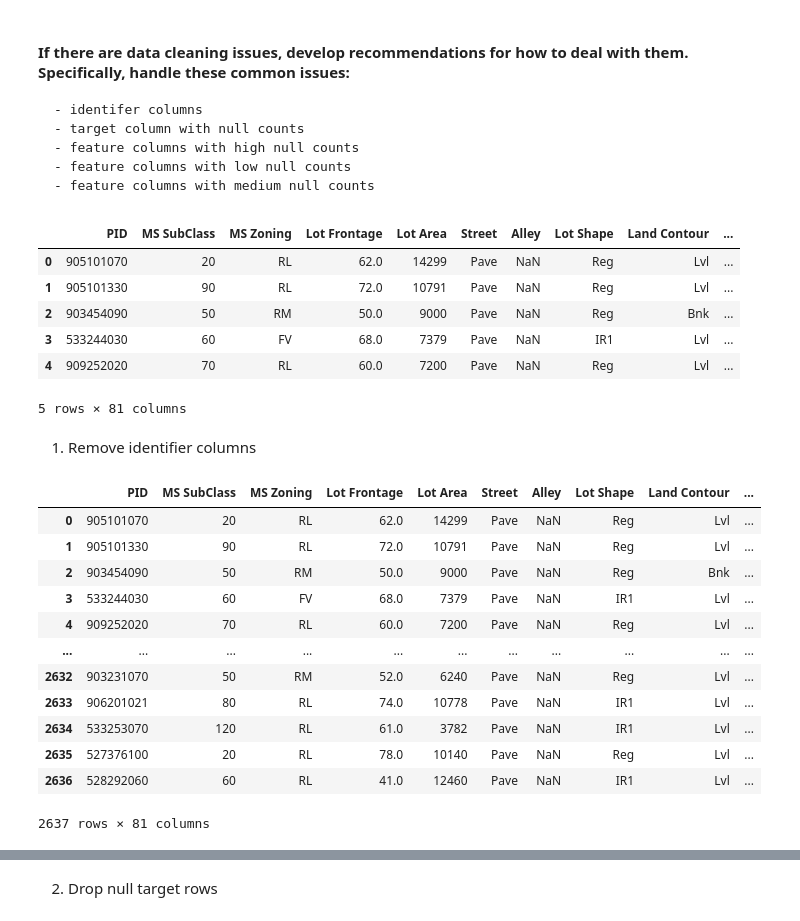
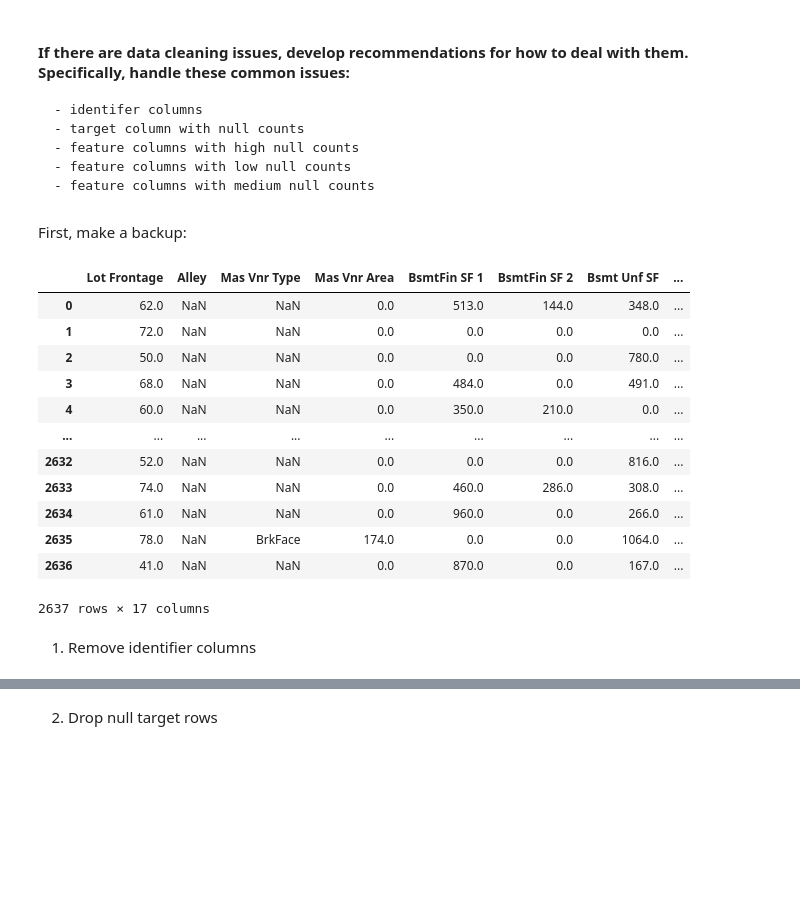
Before and after one commit to cnmi-ds-22/tanickell___Data-Science-Portfolio-C22, a Jupyter notebook: Modules/Module_2_Regression/Projects/Instructions/Project.2-Housing/Project.2-Pass-02.ipynb, the cells around one changed output, grey strips where cells are left out. Saved outputs shown, nothing was run; the diff lists cells and outputs as text; code cells hidden in the pictures; blank space fills up the shorter version.

Commit message:
Complete Pass 02 (filter data via read_csv; better data cleaning) (2026-10-25).

```diff
--- a/Modules/Module_2_Regression/Projects/Instructions/Project.2-Housing/Project.2-Pass-02.ipynb
+++ b/Modules/Module_2_Regression/Projects/Instructions/Project.2-Housing/Project.2-Pass-02.ipynb
@@ -33,0 +36,4 @@ url = 'https://ddc-datascience.s3.amazonaws.com/Projects/Project.2-Housing/Data/
+# %%
+# make preview
+df_preview = pd.read_csv(url, nrows=1)
+df_preview
@@ -33,0 +70,4 @@ url = 'https://ddc-datascience.s3.amazonaws.com/Projects/Project.2-Housing/Data/
+# %%
+# define target column (by name) and target features type
+target_col = "SalePrice"
+feature_types = ["float64"]
@@ -33,0 +76,8 @@ url = 'https://ddc-datascience.s3.amazonaws.com/Projects/Project.2-Housing/Data/
+# %%
+# use list comprehension to generate list of target col + selected feature cols
+selected_cols = [
+    col
+    for col in df_preview.columns
+    if col == target_col or df_preview[col].dtype in feature_types
+]
+selected_cols
@@ -36,4 +104,4 @@ url = 'https://ddc-datascience.s3.amazonaws.com/Projects/Project.2-Housing/Data/
 # %%
 # make dataframe
-df = pd.read_csv( url )
+df = pd.read_csv( url, usecols=selected_cols )
 # %% [markdown]
@@ -517,3 +522,5 @@ Details:
     - feature columns with high null counts
     - feature columns with low null counts
     - feature columns with medium null counts
+# %% [markdown]
+First, make a backup:
@@ -520,11 +533,17 @@ Details:
 # %%
-# head again to double-check
-df.head()
+#df again to double-check
+df
 # %% [output]
-|  | PID | MS SubClass | MS Zoning | Lot Frontage | Lot Area | Street | Alley | Lot Shape | Land Contour | ... |
-| 0 | 905101070 | 20 | RL | 62.0 | 14299 | Pave | NaN | Reg | Lvl | ... |
-| 1 | 905101330 | 90 | RL | 72.0 | 10791 | Pave | NaN | Reg | Lvl | ... |
-| 2 | 903454090 | 50 | RM | 50.0 | 9000 | Pave | NaN | Reg | Bnk | ... |
-| 3 | 533244030 | 60 | FV | 68.0 | 7379 | Pave | NaN | IR1 | Lvl | ... |
-| 4 | 909252020 | 70 | RL | 60.0 | 7200 | Pave | NaN | Reg | Lvl | ... |
+|  | Lot Frontage | Alley | Mas Vnr Type | Mas Vnr Area | BsmtFin SF 1 | BsmtFin SF 2 | Bsmt Unf SF | ... |
+| 0 | 62.0 | NaN | NaN | 0.0 | 513.0 | 144.0 | 348.0 | ... |
+| 1 | 72.0 | NaN | NaN | 0.0 | 0.0 | 0.0 | 0.0 | ... |
+| 2 | 50.0 | NaN | NaN | 0.0 | 0.0 | 0.0 | 780.0 | ... |
+| 3 | 68.0 | NaN | NaN | 0.0 | 484.0 | 0.0 | 491.0 | ... |
+| 4 | 60.0 | NaN | NaN | 0.0 | 350.0 | 210.0 | 0.0 | ... |
+| ... | ... | ... | ... | ... | ... | ... | ... | ... |
+| 2632 | 52.0 | NaN | NaN | 0.0 | 0.0 | 0.0 | 816.0 | ... |
+| 2633 | 74.0 | NaN | NaN | 0.0 | 460.0 | 286.0 | 308.0 | ... |
+| 2634 | 61.0 | NaN | NaN | 0.0 | 960.0 | 0.0 | 266.0 | ... |
+| 2635 | 78.0 | NaN | BrkFace | 174.0 | 0.0 | 0.0 | 1064.0 | ... |
+| 2636 | 41.0 | NaN | NaN | 0.0 | 870.0 | 0.0 | 167.0 | ... |
-5 rows × 81 columns
+2637 rows × 17 columns
@@ -537,20 +550,2 @@ df.head()
 # %% [markdown]
 1. Remove identifier columns
-# %%
-# make backup
-df_bak = df.copy()
-df_bak
-# %% [output]
-|  | PID | MS SubClass | MS Zoning | Lot Frontage | Lot Area | Street | Alley | Lot Shape | Land Contour | ... |
-| 0 | 905101070 | 20 | RL | 62.0 | 14299 | Pave | NaN | Reg | Lvl | ... |
-| 1 | 905101330 | 90 | RL | 72.0 | 10791 | Pave | NaN | Reg | Lvl | ... |
-| 2 | 903454090 | 50 | RM | 50.0 | 9000 | Pave | NaN | Reg | Bnk | ... |
-| 3 | 533244030 | 60 | FV | 68.0 | 7379 | Pave | NaN | IR1 | Lvl | ... |
-| 4 | 909252020 | 70 | RL | 60.0 | 7200 | Pave | NaN | Reg | Lvl | ... |
-| ... | ... | ... | ... | ... | ... | ... | ... | ... | ... | ... |
-| 2632 | 903231070 | 50 | RM | 52.0 | 6240 | Pave | NaN | Reg | Lvl | ... |
-| 2633 | 906201021 | 80 | RL | 74.0 | 10778 | Pave | NaN | IR1 | Lvl | ... |
-| 2634 | 533253070 | 120 | RL | 61.0 | 3782 | Pave | NaN | IR1 | Lvl | ... |
-| 2635 | 527376100 | 20 | RL | 78.0 | 10140 | Pave | NaN | Reg | Lvl | ... |
-| 2636 | 528292060 | 60 | RL | 41.0 | 12460 | Pave | NaN | IR1 | Lvl | ... |
-2637 rows × 81 columns
```
Also changed, not shown: parts of 91 cells of this notebook.
